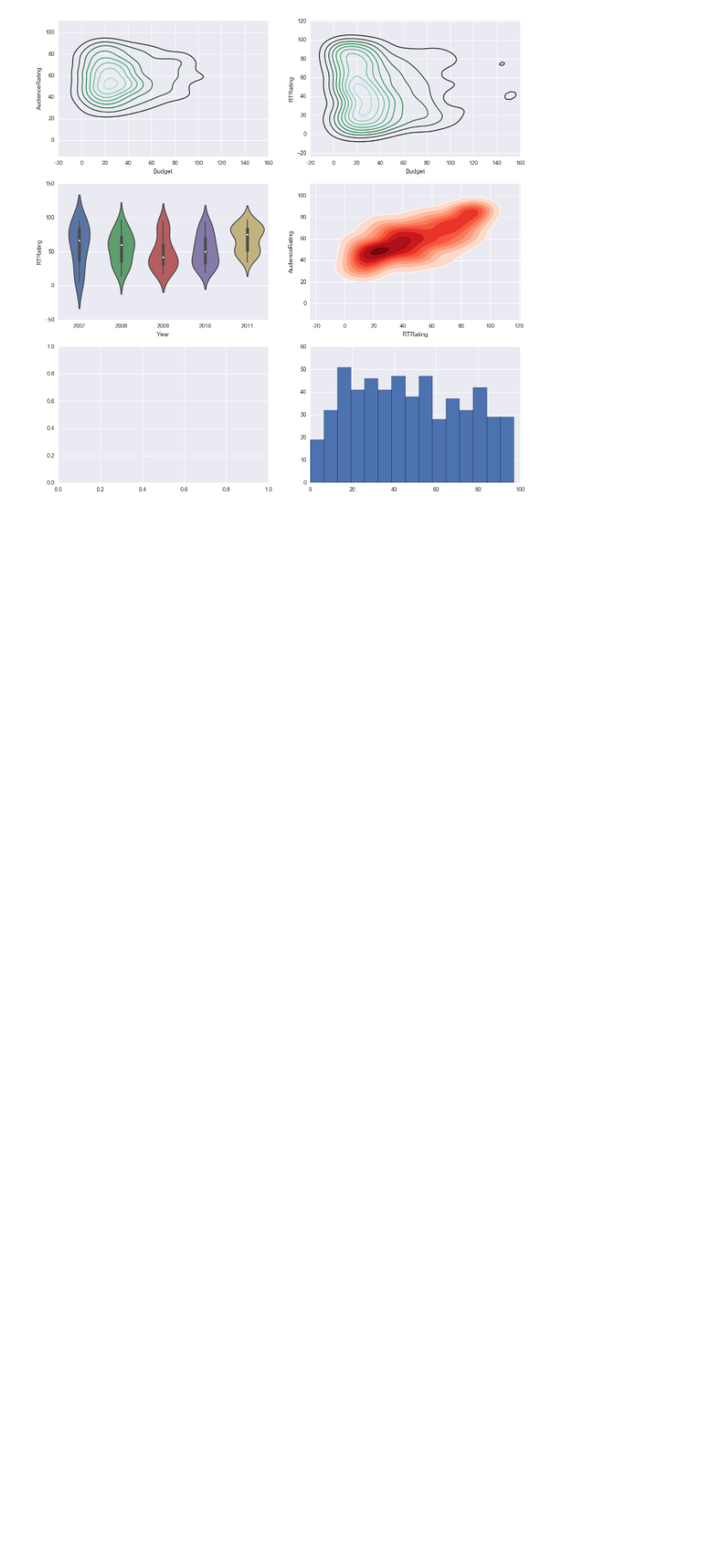
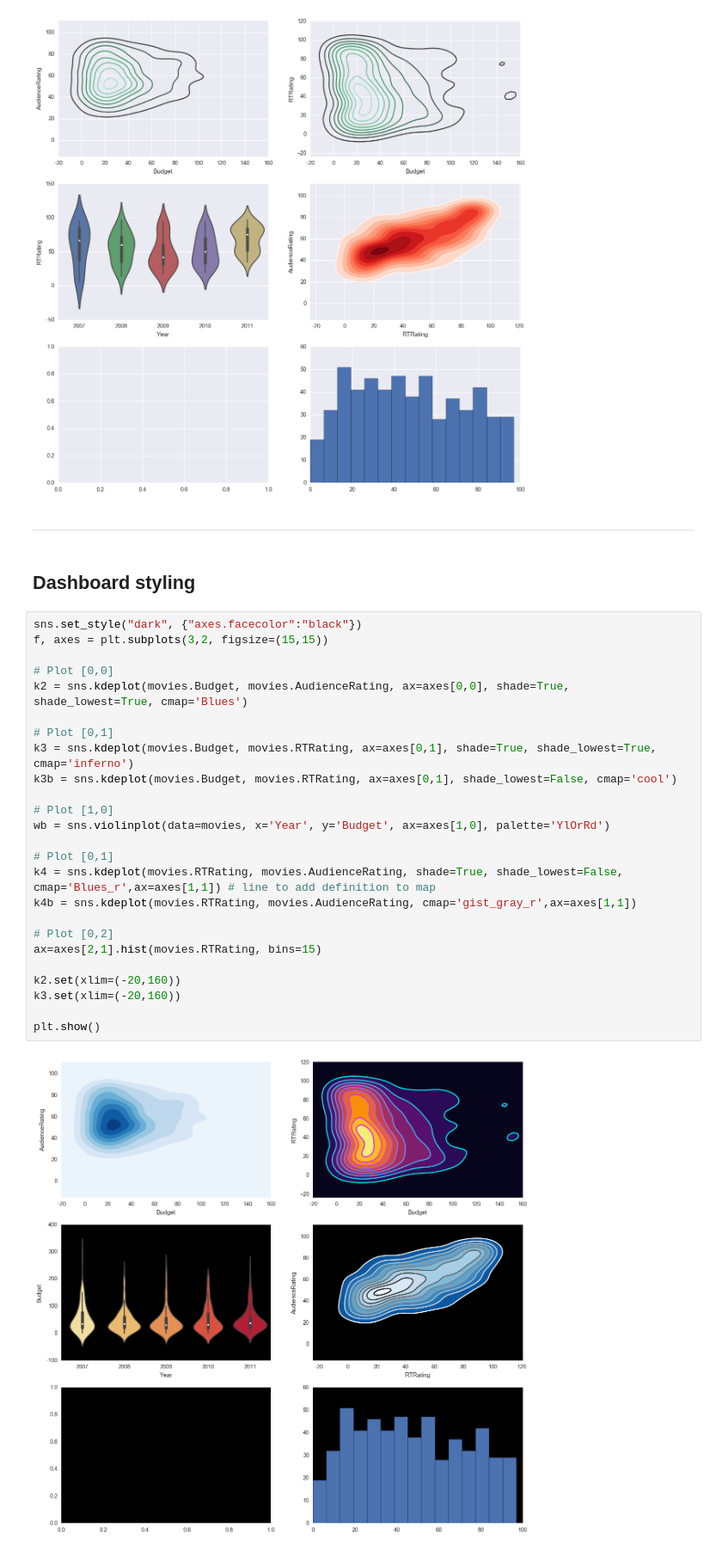
Before and after one commit to epireve/nb-projects, a Jupyter notebook: Movie Ratings Analytics.ipynb, the cells around one changed output. Shown at 86% size. Saved outputs shown, nothing was run; the diff lists cells and outputs as text; blank space fills up the shorter version.

Commit message:
Doing some Dashboard styling

```diff
--- a/Movie Ratings Analytics.ipynb
+++ b/Movie Ratings Analytics.ipynb
@@ -448,3 +448,34 @@ k3.set(xlim=(-20,160))
 plt.show()
 # %% [output]
 [figure]
+# %% [markdown]
+---
+# %% [markdown]
+## Dashboard styling
+# %%
+sns.set_style("dark", {"axes.facecolor":"black"})
+f, axes = plt.subplots(3,2, figsize=(15,15))
+
+# Plot [0,0]
+k2 = sns.kdeplot(movies.Budget, movies.AudienceRating, ax=axes[0,0], shade=True, shade_lowest=True, cmap='Blues')
+
+# Plot [0,1]
+k3 = sns.kdeplot(movies.Budget, movies.RTRating, ax=axes[0,1], shade=True, shade_lowest=True, cmap='inferno')
+k3b = sns.kdeplot(movies.Budget, movies.RTRating, ax=axes[0,1], shade_lowest=False, cmap='cool')
+
+# Plot [1,0]
+wb = sns.violinplot(data=movies, x='Year', y='Budget', ax=axes[1,0], palette='YlOrRd')
+
+# Plot [0,1]
+k4 = sns.kdeplot(movies.RTRating, movies.AudienceRating, shade=True, shade_lowest=False, cmap='Blues_r',ax=axes[1,1]) # line to add definition to map
+k4b = sns.kdeplot(movies.RTRating, movies.AudienceRating, cmap='gist_gray_r',ax=axes[1,1])
+
+# Plot [0,2]
+ax=axes[2,1].hist(movies.RTRating, bins=15)
+
+k2.set(xlim=(-20,160))
+k3.set(xlim=(-20,160))
+
+plt.show()
+# %% [output]
+[figure, added]
```
